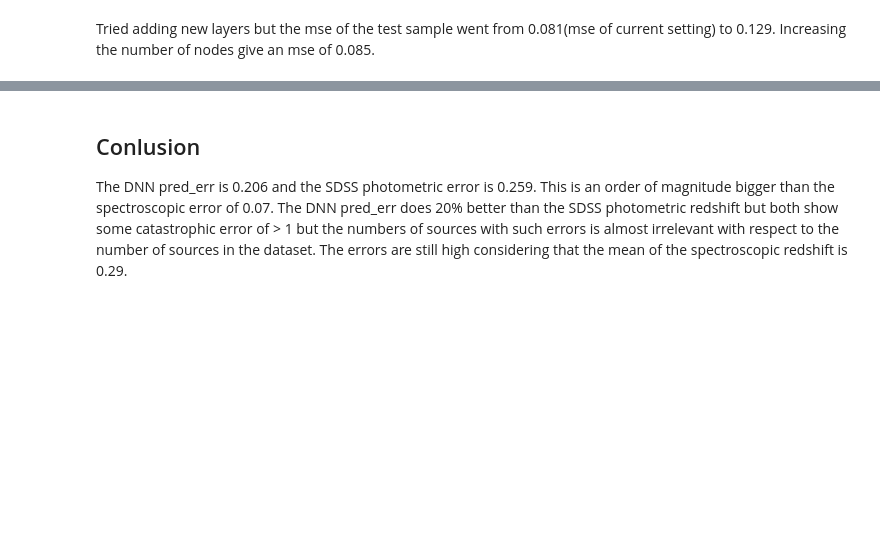
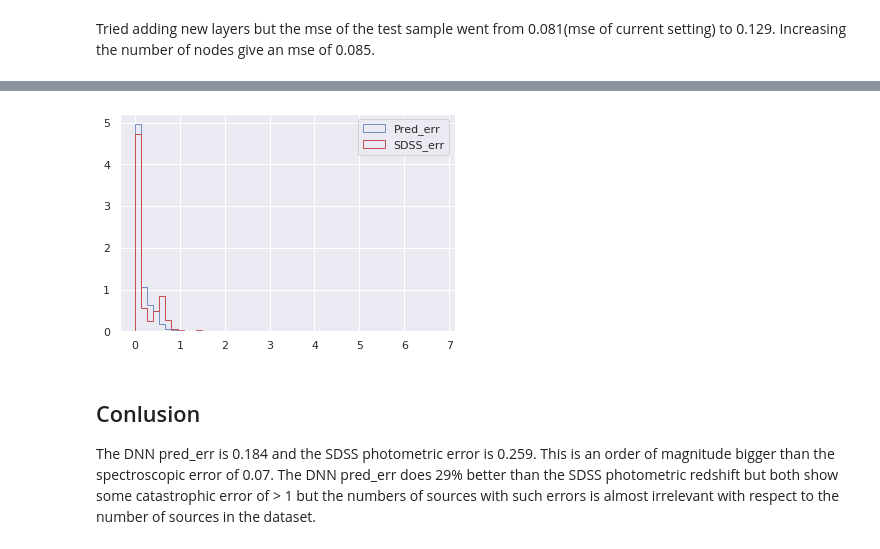
Before and after one commit to lifemannequin/Star_QSO_Galaxy, a Jupyter notebook: script_notebooks/determining_redshift_withDNN.ipynb, the cells around one changed output, grey strips where cells are left out. Drawn from its saved outputs; the diff is of its cells as text; code cells hidden in the pictures; blank space fills up the shorter version.

```diff
--- a/script_notebooks/determining_redshift_withDNN.ipynb
+++ b/script_notebooks/determining_redshift_withDNN.ipynb
@@ -137,11 +142,13 @@ print('Mean Square Error SDSS:', round(mean_squared_error(sZ,photozErr), 3))
 # %%
 #handles = [Rectangle((0,0),1,1,color=c,ec="k") for c in [low,medium, high]]# histogram of the predicted errors and the SDSS errors
 plt.hist(pred_err, bins=50, alpha=0.75, density = True ,histtype= 'step')
-plt.hist(abs(photozErr-sZ), bins=50, color='g', density = True ,histtype= 'step')
+plt.hist(abs(photozErr-sZ), bins=50, color='r', density = True ,histtype= 'step')
 labels= ["Pred_err", "SDSS_err"]
 plt.legend( labels)
 plt.show()
+# %% [output]
+[figure, added]
 # %% [markdown]
 ## Conlusion
 
-The DNN pred_err is 0.206 and the SDSS photometric error is 0.259. This is an order of magnitude bigger than the spectroscopic error of 0.07. The DNN pred_err does 20% better than the SDSS photometric redshift but both show some catastrophic error of > 1 but the numbers of sources with such errors is almost irrelevant with respect to the number of sources in the dataset. The errors are still high considering that the mean of the spectroscopic redshift is 0.29.
+The DNN pred_err is 0.184 and the SDSS photometric error is 0.259. This is an order of magnitude bigger than the spectroscopic error of 0.07. The DNN pred_err does 29% better than the SDSS photometric redshift but both show some catastrophic error of > 1 but the numbers of sources with such errors is almost irrelevant with respect to the number of sources in the dataset.
```
Also changed, not shown: parts of 2 cells of this notebook, 1 other file.
